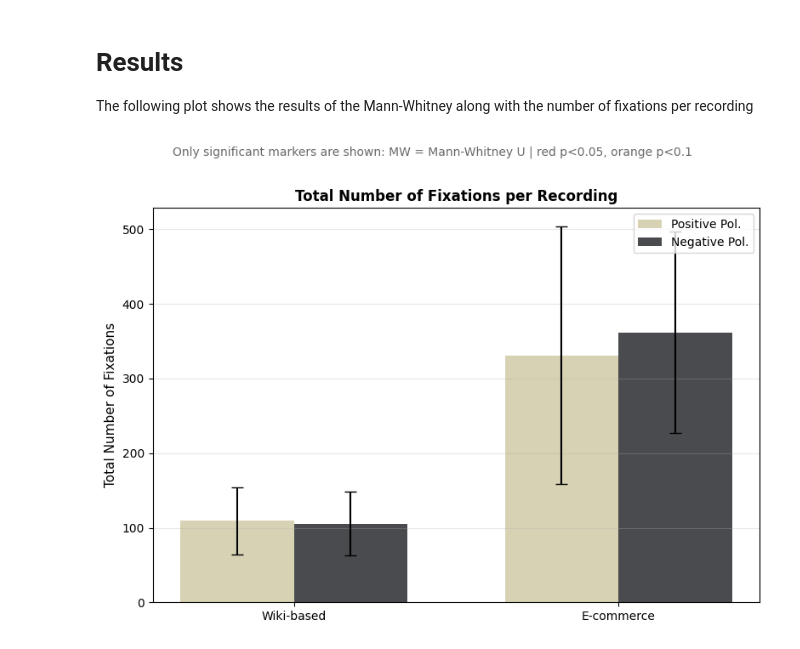
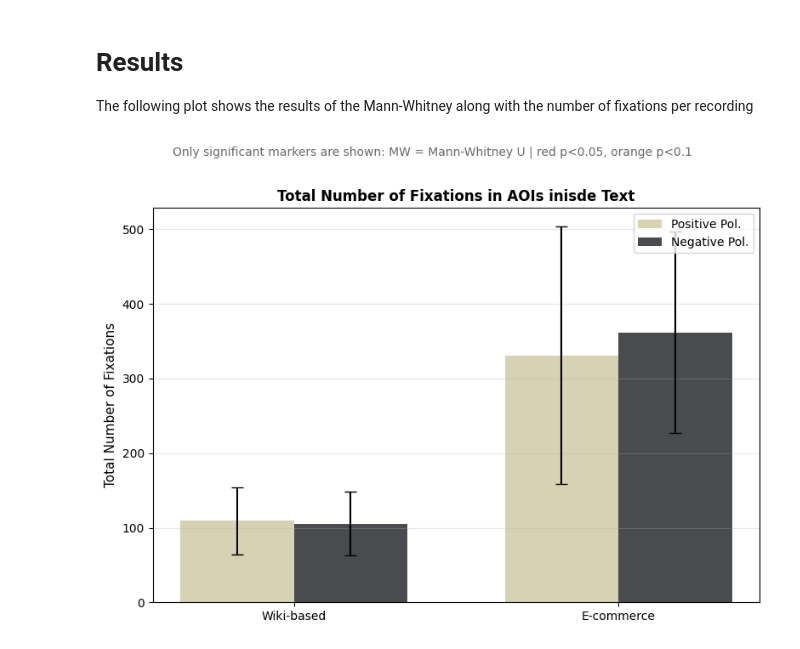
Before and after one commit to andrrsin/TFG, a Jupyter notebook: code/AOIRead.ipynb, the cells around one changed output. Cells and saved outputs as stored; diff of their text form; code cells hidden in the pictures.

```diff
--- a/code/AOIRead.ipynb
+++ b/code/AOIRead.ipynb
@@ -133,32 +133,32 @@ for j, scenario in enumerate(toi_labels):
     color = 'red' if pvalue < 0.05 else 'orange'
 
     ax.text(
         x[j],
         y_pos * 1.06,
         'MW',
         ha='center',
         fontsize=11,
         fontweight='bold',
         color=color,
     )
 
 ax.set_ylabel('Total Number of Fixations', fontsize=11)
-ax.set_title('Total Number of Fixations per Recording', fontsize=12, fontweight='bold')
+ax.set_title('Total Number of Fixations in AOIs inisde Text', fontsize=12, fontweight='bold')
 ax.set_xticks(x)
 ax.set_xticklabels(toi_labels)
 ax.legend(loc='upper right')
 ax.grid(axis='y', alpha=0.3)
 
 fig.text(
     0.5,
     0.94,
     'Only significant markers are shown: MW = Mann-Whitney U | red p<0.05, orange p<0.1',
     ha='center',
     fontsize=10,
     color='dimgray',
 )
 plt.tight_layout(rect=[0, 0, 1, 0.90])
 
 plt.show()
 # %% [output]
-[figure, old version]
+[figure, new version]
```
Also changed, not shown: 3 other files.
